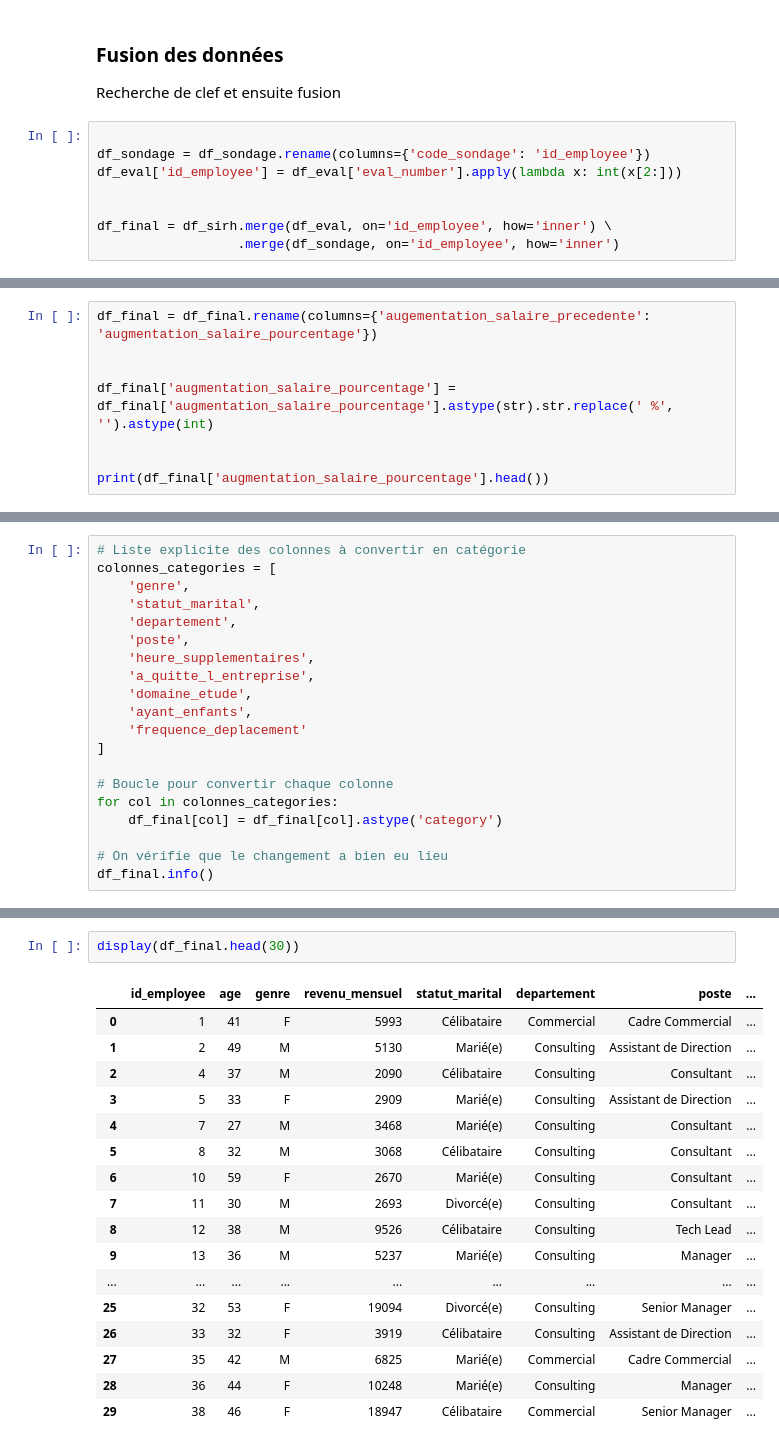
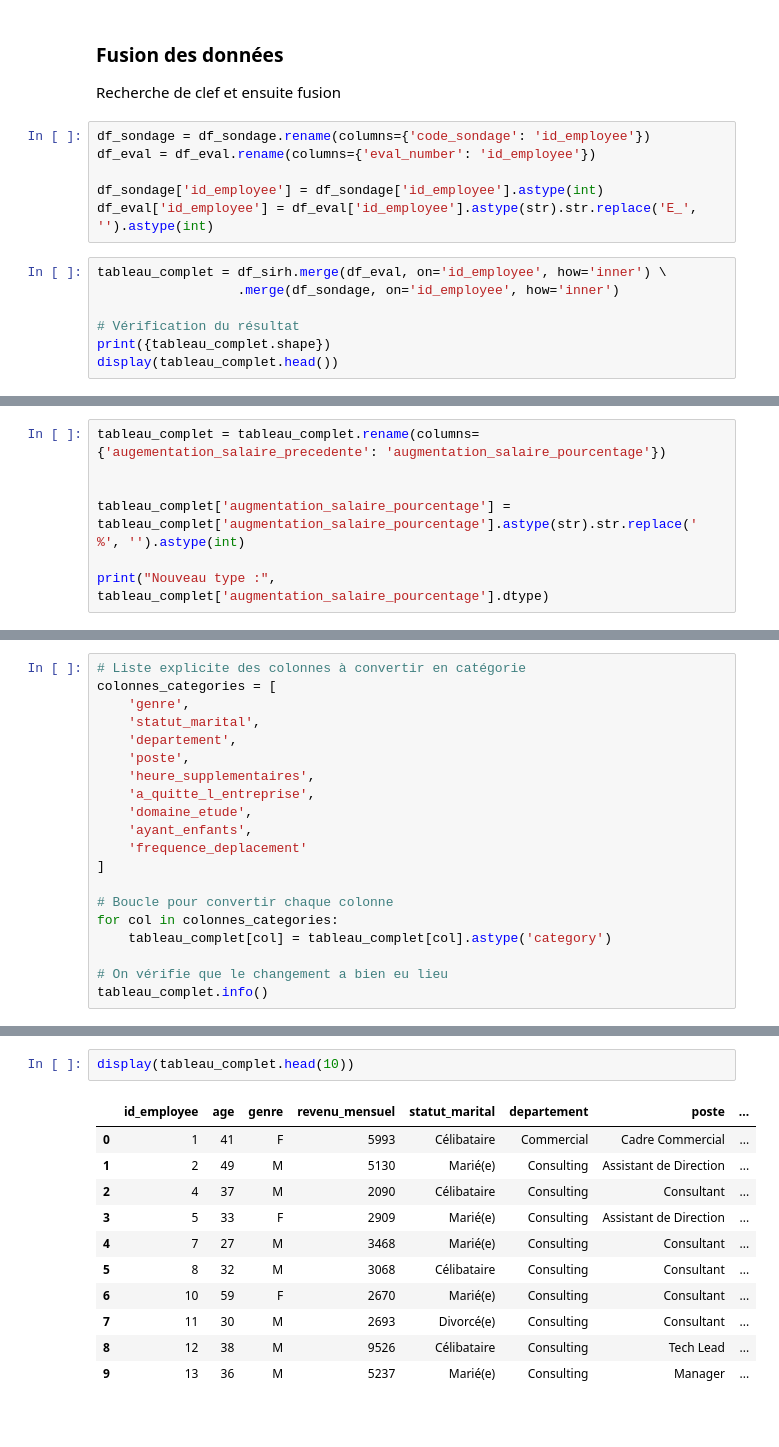
Before and after one commit to EthanChmt/Classifiez_automatiquement_des_informations, a Jupyter notebook: Notebooks/Notebook_1_analyse_exploratoire.ipynb, the cells around one changed output, grey strips where cells are left out. Cells and saved outputs as stored; diff of their text form; blank space fills up the shorter version.

```diff
--- a/Notebooks/Notebook_1_analyse_exploratoire.ipynb
+++ b/Notebooks/Notebook_1_analyse_exploratoire.ipynb
@@ -82,11 +82,16 @@ Fichier Sondage
 # %% [markdown]
 ### Fusion des données
 Recherche de clef et ensuite fusion
+# %%
+df_sondage = df_sondage.rename(columns={'code_sondage': 'id_employee'})
+df_eval = df_eval.rename(columns={'eval_number': 'id_employee'})
+
+df_sondage['id_employee'] = df_sondage['id_employee'].astype(int)
+df_eval['id_employee'] = df_eval['id_employee'].astype(str).str.replace('E_', '').astype(int)
 # %%
+tableau_complet = df_sirh.merge(df_eval, on='id_employee', how='inner') \
+                  .merge(df_sondage, on='id_employee', how='inner')
 
-df_sondage = df_sondage.rename(columns={'code_sondage': 'id_employee'})
-df_eval['id_employee'] = df_eval['eval_number'].apply(lambda x: int(x[2:]))
-
-
-df_final = df_sirh.merge(df_eval, on='id_employee', how='inner') \
-                  .merge(df_sondage, on='id_employee', how='inner')
+# Vérification du résultat
+print({tableau_complet.shape})
+display(tableau_complet.head())
@@ -114,9 +127,8 @@ memory usage: 379.1+ KB
 # %%
-df_final = df_final.rename(columns={'augementation_salaire_precedente': 'augmentation_salaire_pourcentage'})
+tableau_complet = tableau_complet.rename(columns={'augementation_salaire_precedente': 'augmentation_salaire_pourcentage'})
 
 
-df_final['augmentation_salaire_pourcentage'] = df_final['augmentation_salaire_pourcentage'].astype(str).str.replace(' %', '').astype(int)
+tableau_complet['augmentation_salaire_pourcentage'] = tableau_complet['augmentation_salaire_pourcentage'].astype(str).str.replace(' %', '').astype(int)
 
-
-print(df_final['augmentation_salaire_pourcentage'].head())
+print("Nouveau type :", tableau_complet['augmentation_salaire_pourcentage'].dtype)
 # %% [output]
@@ -142,10 +149,10 @@ colonnes_categories = [
 
 # Boucle pour convertir chaque colonne
 for col in colonnes_categories:
-    df_final[col] = df_final[col].astype('category')
+    tableau_complet[col] = tableau_complet[col].astype('category')
 
 # On vérifie que le changement a bien eu lieu
-df_final.info()
+tableau_complet.info()
 # %% [output]
 <class 'pandas.core.frame.DataFrame'>
 RangeIndex: 1470 entries, 0 to 1469
@@ -167,20 +174,14 @@ memory usage: 290.1+ KB
 # %%
-display(df_final.head(30))
+display(tableau_complet.head(10))
 # %% [output]
 |  | id_employee | age | genre | revenu_mensuel | statut_marital | departement | poste | ... |
 | 0 | 1 | 41 | F | 5993 | Célibataire | Commercial | Cadre Commercial | ... |
 | 1 | 2 | 49 | M | 5130 | Marié(e) | Consulting | Assistant de Direction | ... |
 | 2 | 4 | 37 | M | 2090 | Célibataire | Consulting | Consultant | ... |
 | 3 | 5 | 33 | F | 2909 | Marié(e) | Consulting | Assistant de Direction | ... |
 | 4 | 7 | 27 | M | 3468 | Marié(e) | Consulting | Consultant | ... |
 | 5 | 8 | 32 | M | 3068 | Célibataire | Consulting | Consultant | ... |
 | 6 | 10 | 59 | F | 2670 | Marié(e) | Consulting | Consultant | ... |
 | 7 | 11 | 30 | M | 2693 | Divorcé(e) | Consulting | Consultant | ... |
 | 8 | 12 | 38 | M | 9526 | Célibataire | Consulting | Tech Lead | ... |
 | 9 | 13 | 36 | M | 5237 | Marié(e) | Consulting | Manager | ... |
-| ... | ... | ... | ... | ... | ... | ... | ... | ... |
-| 25 | 32 | 53 | F | 19094 | Divorcé(e) | Consulting | Senior Manager | ... |
-| 26 | 33 | 32 | F | 3919 | Célibataire | Consulting | Assistant de Direction | ... |
-| 27 | 35 | 42 | M | 6825 | Marié(e) | Commercial | Cadre Commercial | ... |
-| 28 | 36 | 44 | F | 10248 | Marié(e) | Consulting | Manager | ... |
-| 29 | 38 | 46 | F | 18947 | Célibataire | Commercial | Senior Manager | ... |
```
Also changed, not shown: parts of 15 cells of this notebook, 2 other files.
